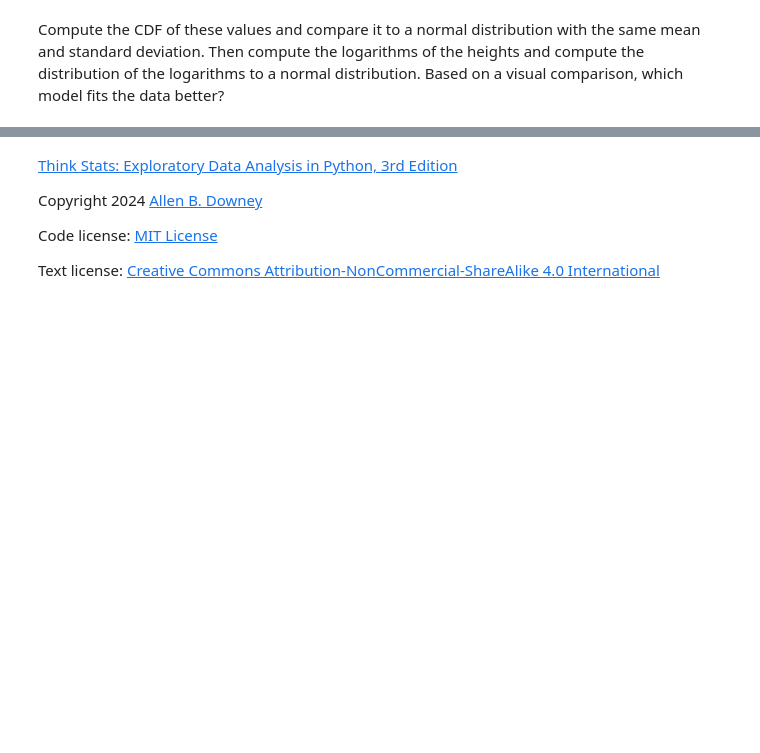
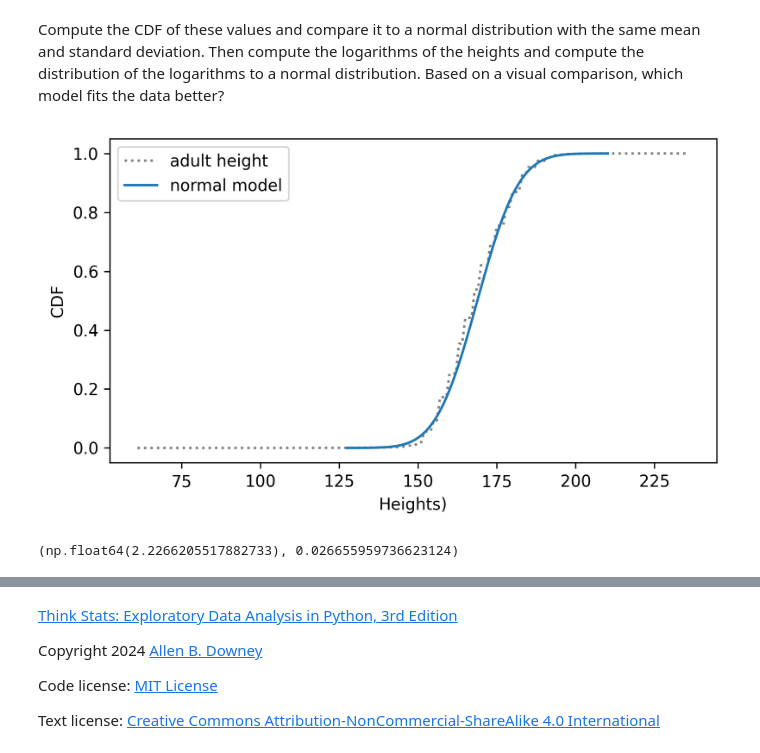
Before and after one commit to gi1no/Education, a Jupyter notebook: ThinkStats/chap05.ipynb, the cells around one changed output, grey strips where cells are left out. Saved outputs shown, nothing was run; the diff lists cells and outputs as text; code cells hidden in the pictures; blank space fills up the shorter version.

```diff
--- a/ThinkStats/chap05.ipynb
+++ b/ThinkStats/chap05.ipynb
@@ -866,5 +911,19 @@ m, s
 Compute the CDF of these values and compare it to a normal distribution with the same mean and standard deviation.
 Then compute the logarithms of the heights and compute the distribution of the logarithms to a normal distribution.
 Based on a visual comparison, which model fits the data better?
+# %%
+# Solution goes here
+cdf_adult_heights = Cdf.from_seq(adult_heights, name="adult height")
+cdf_norm =  make_normal_model(adult_heights)
 # %%
 # Solution goes here
+two_cdf_plots(cdf_adult_heights, cdf_norm, xlabel="Heights)")
+# %% [output]
+[figure, added]
+# %%
+# Solution goes here
+log_ad_heights = np.log10(adult_heights)
+mx, sx = np.mean(log_ad_heights), np.std(log_ad_heights)
+mx, sx
+# %% [output]
+(np.float64(2.2266205517882733), 0.026655959736623124)
```
Also changed, not shown: parts of 11 cells of this notebook.
